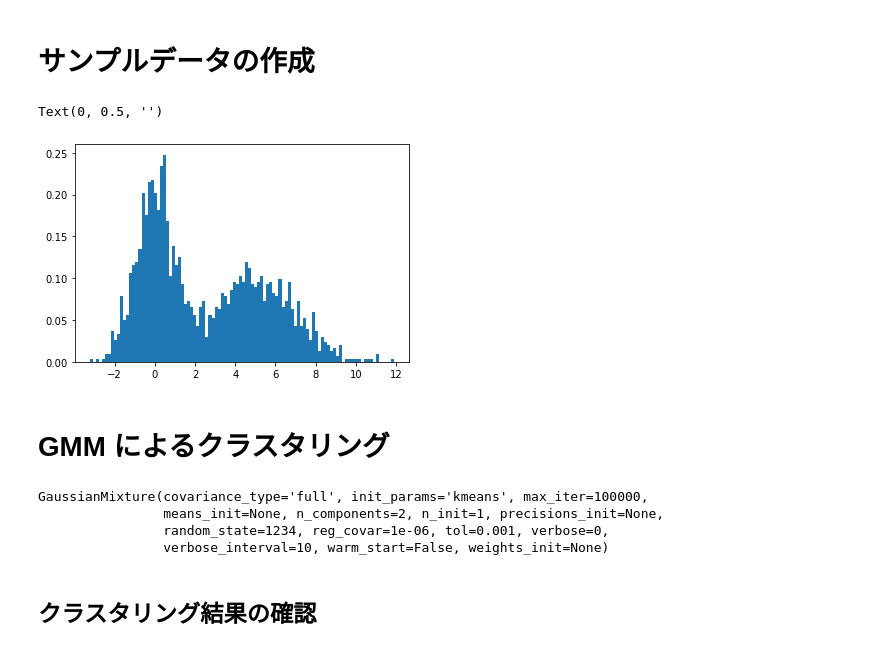
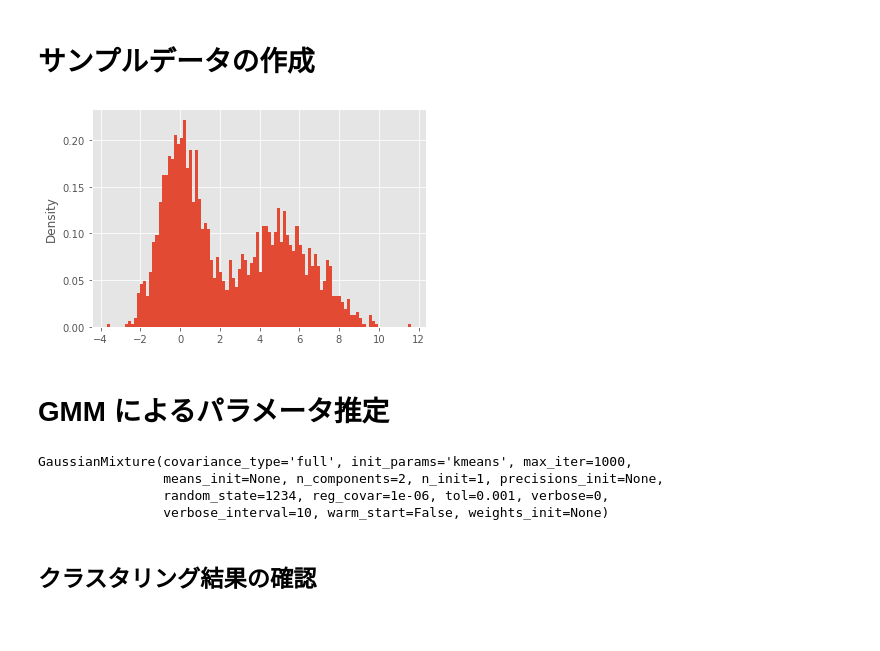
Before and after one commit to Data-Anal-Ojisan/DataAnalOji.hatena.sample, a Jupyter notebook: python_samples/blog_gaussian_mixture.ipynb, the cells around one changed output. Cells and saved outputs as stored; diff of their text form; code cells hidden in the pictures.

```diff
--- a/python_samples/blog_gaussian_mixture.ipynb
+++ b/python_samples/blog_gaussian_mixture.ipynb
@@ -8,27 +8,33 @@ from sklearn.mixture import GaussianMixture as GMM
 
 %matplotlib inline
 import matplotlib.pyplot as plt
+plt.style.use("ggplot")
 # %% [markdown]
 # サンプルデータの作成
 # %%
 # ガウス分布からサンプルデータを作成
 x1 = np.random.normal(0, 1, 1000)  # 平均0，標準偏差1
 x2 = np.random.normal(5, 2, 1000)  # 平均5，標準偏差2
 x = np.concatenate((x1, x2))  # 混合分布の作成
 
 # 混合分布の描画
 plt.hist(x, density=True, bins=100);
-plt.ylabel('')
+plt.ylabel('Density');
 # %% [output]
-Text(0, 0.5, '')
-[figure, old version]
+[figure, new version]
 # %% [markdown]
-# GMM によるクラスタリング
+# GMM によるパラメータ推定
 # %%
-gmm = GMM(n_components=2, max_iter=100000, random_state=1234) # インスタンスを生成
-gmm.fit(x.reshape(-1,1)) # sklearnの入力形状合わせて入力・学習
+# インスタンスを生成
+gmm = GMM(n_components=2,  # 想定する分布数
+          max_iter=1000, # 繰り返し数
+          covariance_type= "full", # 共分散タイプ
+          random_state=1234)
+
+# 学習
+gmm.fit(x.reshape(-1, 1)) # sklearnの入力形状合わせて入力・学習
 # %% [output]
-GaussianMixture(covariance_type='full', init_params='kmeans', max_iter=100000,
+GaussianMixture(covariance_type='full', init_params='kmeans', max_iter=1000,
                 means_init=None, n_components=2, n_init=1, precisions_init=None,
                 random_state=1234, reg_covar=1e-06, tol=0.001, verbose=0,
                 verbose_interval=10, warm_start=False, weights_init=None)
```
Also changed, not shown: parts of 4 cells of this notebook.
